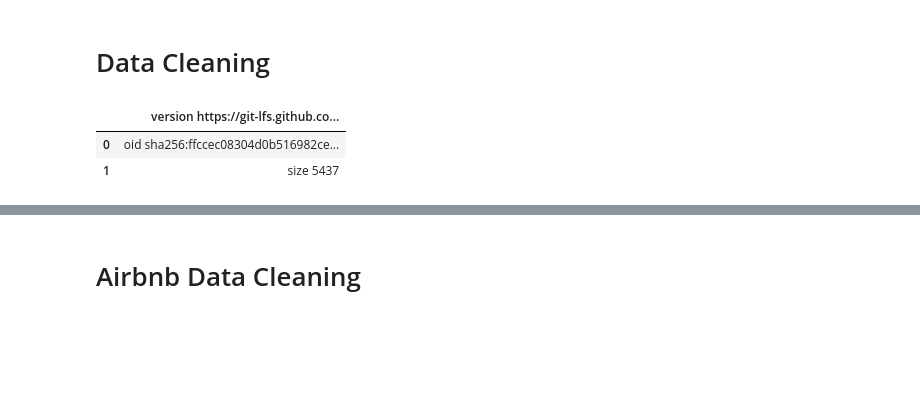
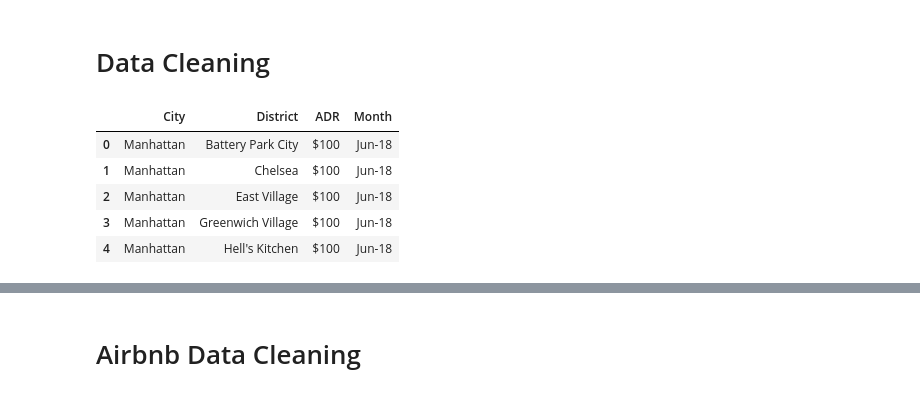
Before and after one commit to EstellaYu/Data_Visualization_Airbnb_Hotel, a Jupyter notebook: Notebooks/Data_Cleaning.ipynb, the cells around one changed output, grey strips where cells are left out. Saved outputs shown, nothing was run; the diff lists cells and outputs as text; code cells hidden in the pictures; blank space fills up the shorter version.

```diff
--- a/Notebooks/Data_Cleaning.ipynb
+++ b/Notebooks/Data_Cleaning.ipynb
@@ -10,11 +10,17 @@ import gmaps
 import matplotlib.pyplot as plt
 # %%
 path = "../Resources/Airbnb/Current_Listing/listings.csv"
-listing_df = pd.read_csv(path)
+hotel_path = "../Resources/Hotel/hotel_data.csv"
+listing_df = pd.read_csv(path, low_memory = False)
+hotel_df = pd.read_csv(hotel_path)
+hotel_df.head()
 # %% [output]
-|  | version https://git-lfs.github.co... |
-| 0 | oid sha256:ffccec08304d0b516982ce... |
-| 1 | size 5437 |
+|  | City | District | ADR | Month |
+| 0 | Manhattan | Battery Park City | $100 | Jun-18 |
+| 1 | Manhattan | Chelsea | $100 | Jun-18 |
+| 2 | Manhattan | East Village | $100 | Jun-18 |
+| 3 | Manhattan | Greenwich Village | $100 | Jun-18 |
+| 4 | Manhattan | Hell's Kitchen | $100 | Jun-18 |
 # %%
 cols = ["id", "name", "host_since",
         "neighbourhood_cleansed", "city", "state", "zipcode", 'latitude', 'longitude',
```
Also changed, not shown: parts of 11 cells of this notebook.
